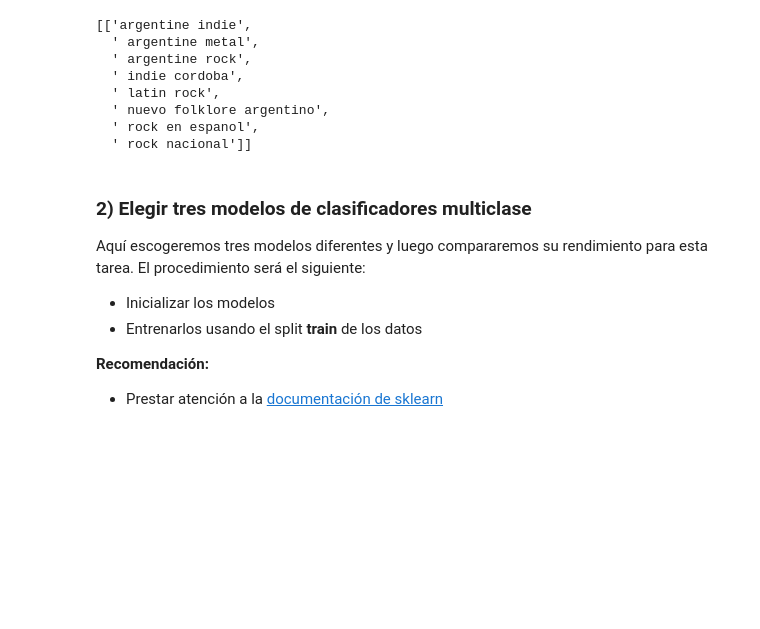
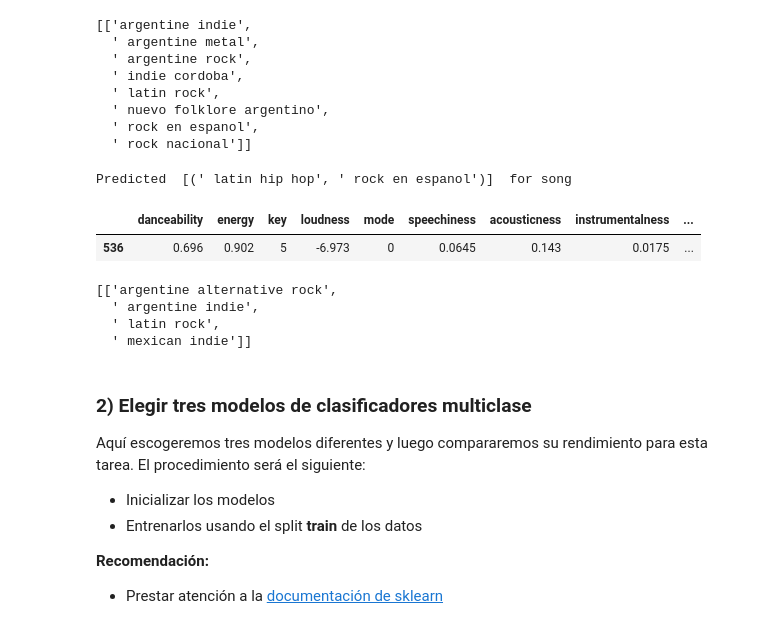
Before and after one commit to karen-pal/mentoria-canciones-DiploDatos, a Jupyter notebook: balancing_practico_3.ipynb, the cells around one changed output. Drawn from its saved outputs; the diff is of its cells as text; code cells hidden in the pictures; blank space fills up the shorter version.

```diff
--- a/balancing_practico_3.ipynb
+++ b/balancing_practico_3.ipynb
@@ -746,6 +746,22 @@ def track_by_feature(feature, value):
   ' nuevo folklore argentino',
   ' rock en espanol',
   ' rock nacional']]
+# %%
+y_pred_last = classifier.predict(X_test.tail(1))
+print("Predicted ", Y.inverse_transform(y_pred_last), " for song " )
+X_test.tail(1)
+# %% [output]
+Predicted  [(' latin hip hop', ' rock en espanol')]  for song
+|  | danceability | energy | key | loudness | mode | speechiness | acousticness | instrumentalness | ... |
+| 536 | 0.696 | 0.902 | 5 | -6.973 | 0 | 0.0645 | 0.143 | 0.0175 | ... |
+# %%
+[x for x in track_by_feature('danceability',0.696)["genres"]]
+#track_by_feature('danceability',0.696)
+# %% [output]
+[['argentine alternative rock',
+  ' argentine indie',
+  ' latin rock',
+  ' mexican indie']]
 # %% [markdown]
 ### 2) Elegir tres modelos de clasificadores multiclase
 
```
Also changed, not shown: parts of 1 cell of this notebook.
